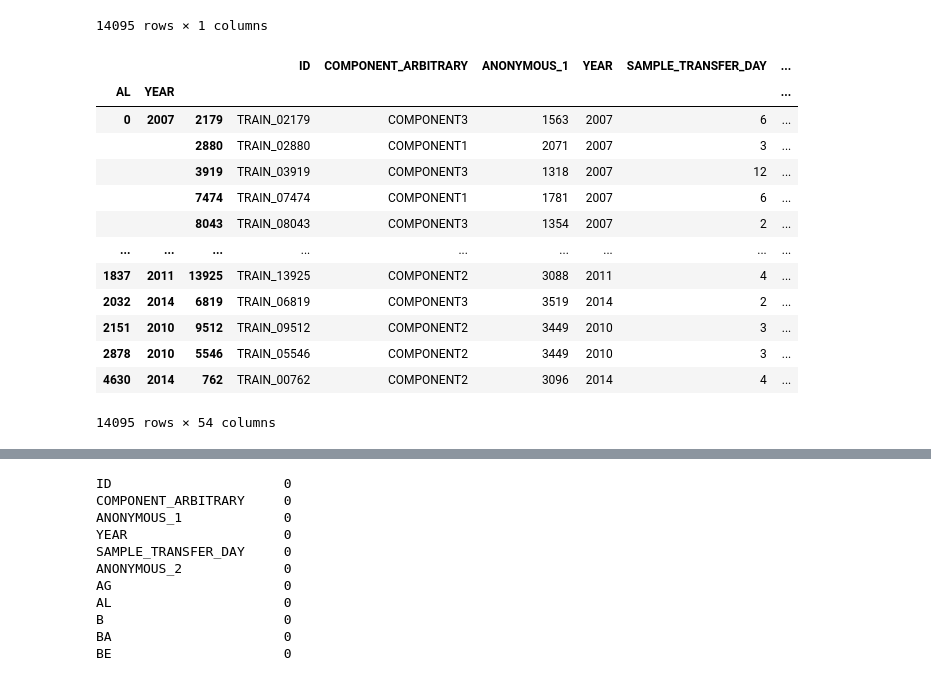
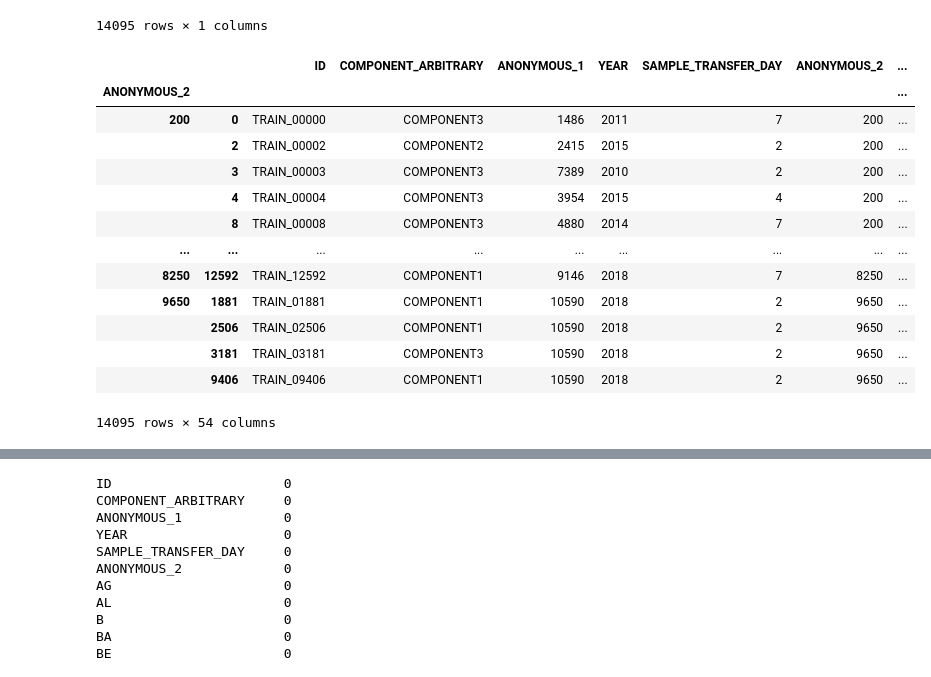
Before and after one commit to DoItSon/playdata, a Jupyter notebook: 오일base_전처리(정리본).ipynb, the cells around one changed output, grey strips where cells are left out. Saved outputs shown, nothing was run; the diff lists cells and outputs as text; code cells hidden in the pictures.

```diff
--- a/오일base_전처리(정리본).ipynb
+++ b/오일base_전처리(정리본).ipynb
@@ -204,20 +220,20 @@ feat
 features = feat.merge(xc,how="left",on="ID")
 train = features
 # %%
-xc1 = train.groupby(["AL","YEAR"]).apply(fill_mean_func)
-xc1
+xc1 = train.groupby(["ANONYMOUS_2"]).apply(fill_mean_func)
+xc1 # xc1에서 점수가 떨어짐 (정규분포는 상향 평준화)
 # %% [output]
-|  |  |  | ID | COMPONENT_ARBITRARY | ANONYMOUS_1 | YEAR | SAMPLE_TRANSFER_DAY | ... |
-| AL | YEAR |  |  |  |  |  |  | ... |
-| 0 | 2007 | 2179 | TRAIN_02179 | COMPONENT3 | 1563 | 2007 | 6 | ... |
-|  |  | 2880 | TRAIN_02880 | COMPONENT1 | 2071 | 2007 | 3 | ... |
-|  |  | 3919 | TRAIN_03919 | COMPONENT3 | 1318 | 2007 | 12 | ... |
-|  |  | 7474 | TRAIN_07474 | COMPONENT1 | 1781 | 2007 | 6 | ... |
-|  |  | 8043 | TRAIN_08043 | COMPONENT3 | 1354 | 2007 | 2 | ... |
+|  |  | ID | COMPONENT_ARBITRARY | ANONYMOUS_1 | YEAR | SAMPLE_TRANSFER_DAY | ANONYMOUS_2 | ... |
+| ANONYMOUS_2 |  |  |  |  |  |  |  | ... |
+| 200 | 0 | TRAIN_00000 | COMPONENT3 | 1486 | 2011 | 7 | 200 | ... |
+|  | 2 | TRAIN_00002 | COMPONENT2 | 2415 | 2015 | 2 | 200 | ... |
+|  | 3 | TRAIN_00003 | COMPONENT3 | 7389 | 2010 | 2 | 200 | ... |
+|  | 4 | TRAIN_00004 | COMPONENT3 | 3954 | 2015 | 4 | 200 | ... |
+|  | 8 | TRAIN_00008 | COMPONENT3 | 4880 | 2014 | 7 | 200 | ... |
 | ... | ... | ... | ... | ... | ... | ... | ... | ... |
-| 1837 | 2011 | 13925 | TRAIN_13925 | COMPONENT2 | 3088 | 2011 | 4 | ... |
-| 2032 | 2014 | 6819 | TRAIN_06819 | COMPONENT3 | 3519 | 2014 | 2 | ... |
-| 2151 | 2010 | 9512 | TRAIN_09512 | COMPONENT2 | 3449 | 2010 | 3 | ... |
-| 2878 | 2010 | 5546 | TRAIN_05546 | COMPONENT2 | 3449 | 2010 | 3 | ... |
-| 4630 | 2014 | 762 | TRAIN_00762 | COMPONENT2 | 3096 | 2014 | 4 | ... |
+| 8250 | 12592 | TRAIN_12592 | COMPONENT1 | 9146 | 2018 | 7 | 8250 | ... |
+| 9650 | 1881 | TRAIN_01881 | COMPONENT1 | 10590 | 2018 | 2 | 9650 | ... |
+|  | 2506 | TRAIN_02506 | COMPONENT1 | 10590 | 2018 | 2 | 9650 | ... |
+|  | 3181 | TRAIN_03181 | COMPONENT3 | 10590 | 2018 | 2 | 9650 | ... |
+|  | 9406 | TRAIN_09406 | COMPONENT1 | 10590 | 2018 | 2 | 9650 | ... |
 14095 rows × 54 columns
```
Also changed, not shown: parts of 22 cells of this notebook.
